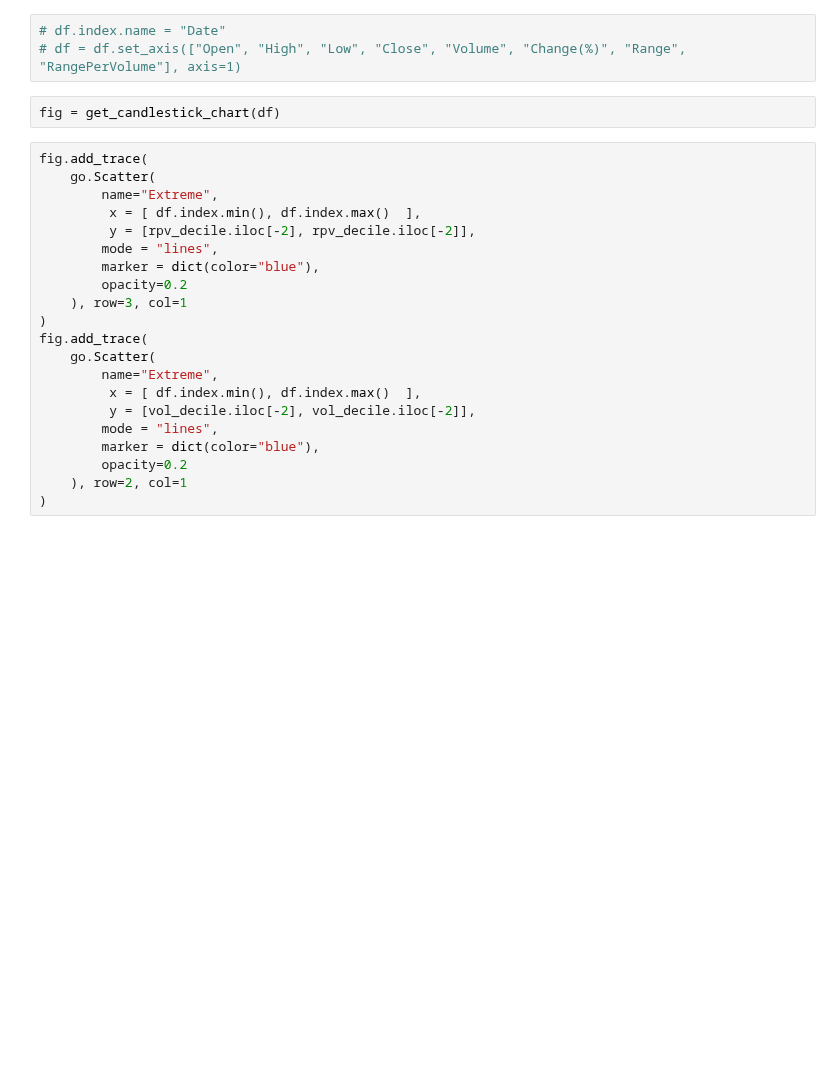
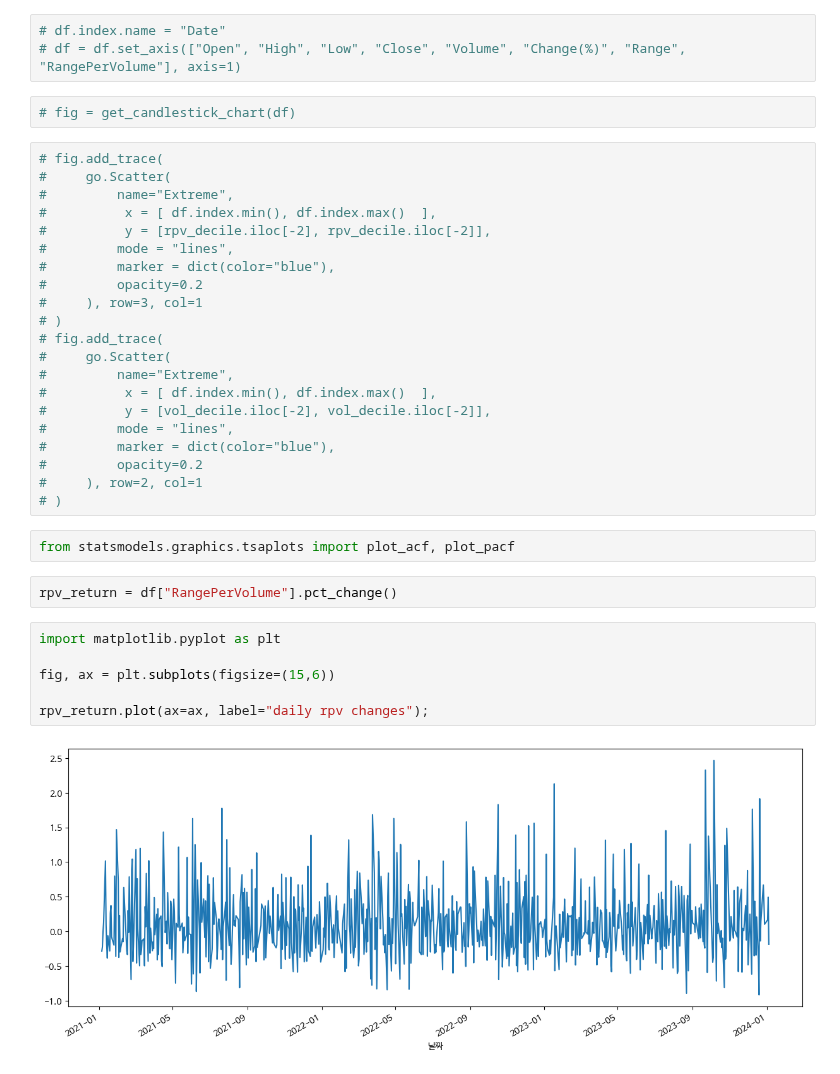
Before and after one commit to Readerlution/Finance, a Jupyter notebook: Data/krx/개별주식.ipynb, the cells around one changed output. Saved outputs shown, nothing was run; the diff lists cells and outputs as text; blank space fills up the shorter version.

```diff
--- a/Data/krx/개별주식.ipynb
+++ b/Data/krx/개별주식.ipynb
@@ -127,25 +127,37 @@ df
 # df.index.name = "Date"
 # df = df.set_axis(["Open", "High", "Low", "Close", "Volume", "Change(%)", "Range", "RangePerVolume"], axis=1)
 # %%
-fig = get_candlestick_chart(df)
+# fig = get_candlestick_chart(df)
 # %%
-fig.add_trace(
-    go.Scatter(
-        name="Extreme",
-         x = [ df.index.min(), df.index.max()  ],
-         y = [rpv_decile.iloc[-2], rpv_decile.iloc[-2]],
-        mode = "lines",
-        marker = dict(color="blue"),
-        opacity=0.2
-    ), row=3, col=1
-)
-fig.add_trace(
-    go.Scatter(
-        name="Extreme",
-         x = [ df.index.min(), df.index.max()  ],
-         y = [vol_decile.iloc[-2], vol_decile.iloc[-2]],
-        mode = "lines",
-        marker = dict(color="blue"),
-        opacity=0.2
-    ), row=2, col=1
-)
+# fig.add_trace(
+#     go.Scatter(
+#         name="Extreme",
+#          x = [ df.index.min(), df.index.max()  ],
+#          y = [rpv_decile.iloc[-2], rpv_decile.iloc[-2]],
+#         mode = "lines",
+#         marker = dict(color="blue"),
+#         opacity=0.2
+#     ), row=3, col=1
+# )
+# fig.add_trace(
+#     go.Scatter(
+#         name="Extreme",
+#          x = [ df.index.min(), df.index.max()  ],
+#          y = [vol_decile.iloc[-2], vol_decile.iloc[-2]],
+#         mode = "lines",
+#         marker = dict(color="blue"),
+#         opacity=0.2
+#     ), row=2, col=1
+# )
+# %%
+from statsmodels.graphics.tsaplots import plot_acf, plot_pacf
+# %%
+rpv_return = df["RangePerVolume"].pct_change()
+# %%
+import matplotlib.pyplot as plt
+
+fig, ax = plt.subplots(figsize=(15,6))
+
+rpv_return.plot(ax=ax, label="daily rpv changes");
+# %% [output]
+[figure, added]
```
Also changed, not shown: parts of 13 cells of this notebook, 6 other files.
